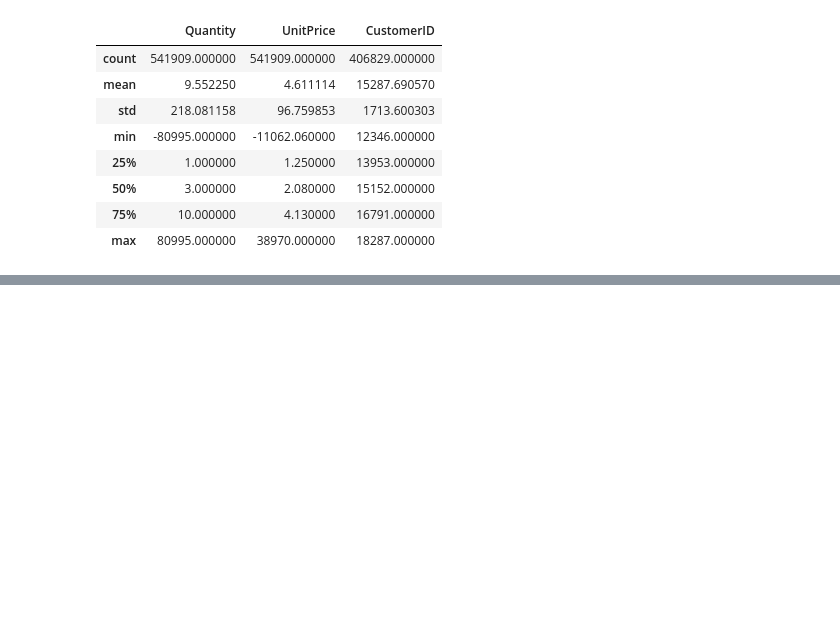
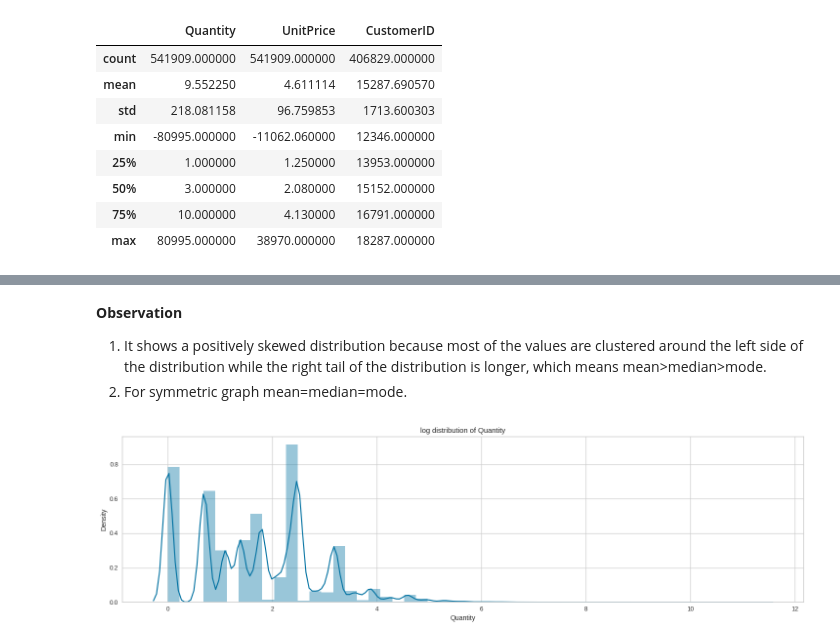
Before and after one commit to Amit-Singh-Rajput/Customer-Segmentation, a Jupyter notebook: Online_Retail_Customer_Segmentation_Solution_Capstone_Project.ipynb, the cells around one changed output, grey strips where cells are left out. Saved outputs shown, nothing was run; the diff lists cells and outputs as text; code cells hidden in the pictures; blank space fills up the shorter version.

```diff
--- a/Online_Retail_Customer_Segmentation_Solution_Capstone_Project.ipynb
+++ b/Online_Retail_Customer_Segmentation_Solution_Capstone_Project.ipynb
@@ -160,0 +318,13 @@ df = cust_df.copy()
+# %% [markdown]
+**Observation**
+
+1. It shows a positively skewed distribution because most of the values are clustered around the left side of the distribution while the right tail of the distribution is longer, which means mean>median>mode.
+2. For symmetric graph mean=median=mode.
+# %%
+#Visualizing the distributions after log transformation of Quantity
+plt.figure(figsize=(20,5), dpi=90)
+plt.title('log distribution of Quantity')
+sns.distplot(np.log(df['Quantity']))
+plt.show()
+# %% [output]
+[figure, added]
```
Also changed, not shown: parts of 23 cells of this notebook.
